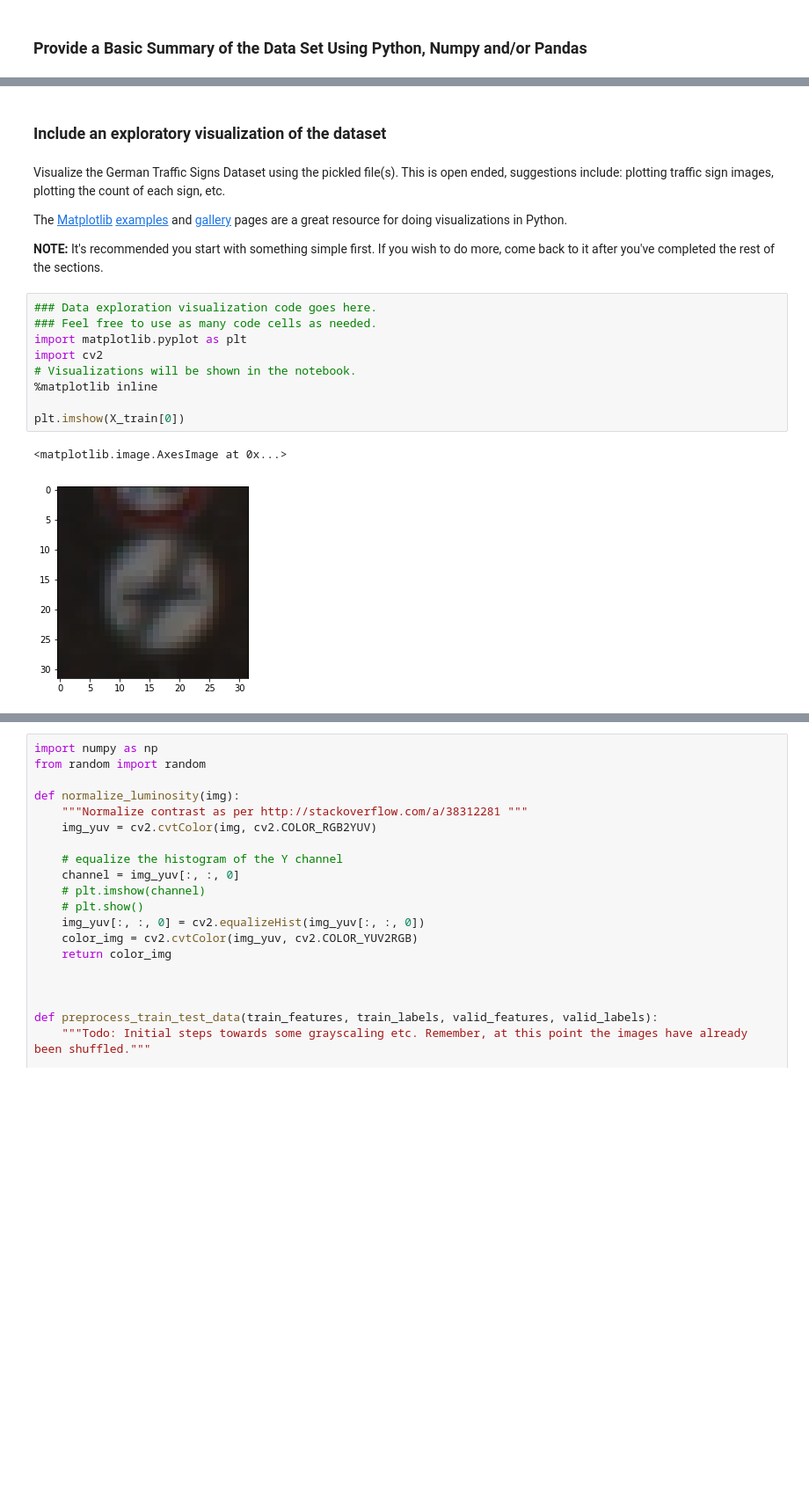
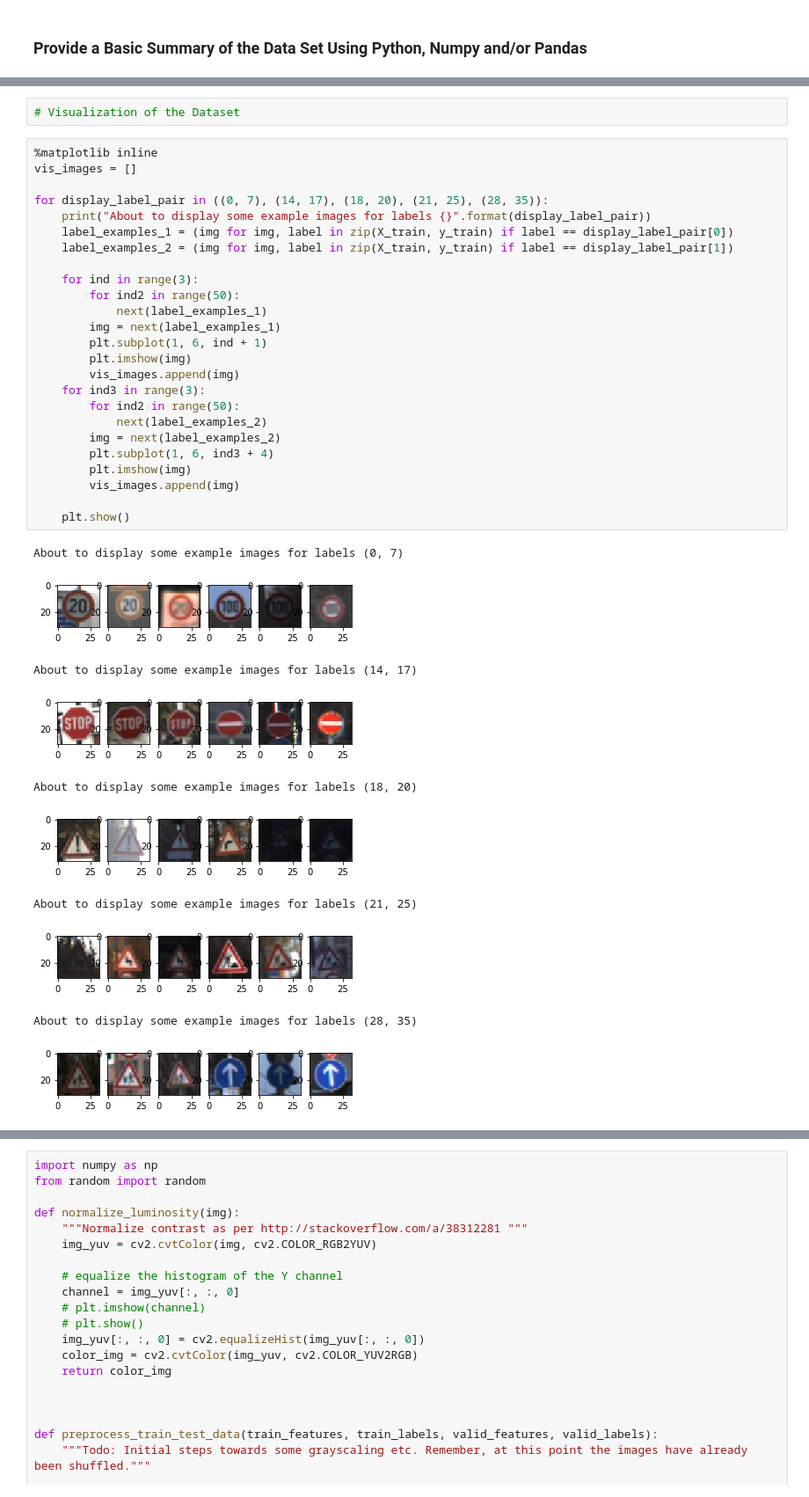
Before and after one commit to jtirila/CarND-Traffic-Sign-Classifier-Project, a Jupyter notebook: Traffic_Sign_Classifier.ipynb, the cells around one changed output, grey strips where cells are left out. Shown at 88% size. Cells and saved outputs as stored; diff of their text form; blank space fills up the shorter version.

```diff
--- a/Traffic_Sign_Classifier.ipynb
+++ b/Traffic_Sign_Classifier.ipynb
@@ -85,23 +79,41 @@ Number of testing examples = 12630
 Image data shape = (32, 32, 3)
 Number of classes = 43
 Done
-# %% [markdown]
-### Include an exploratory visualization of the dataset
-# %% [markdown]
-Visualize the German Traffic Signs Dataset using the pickled file(s). This is open ended, suggestions include: plotting traffic sign images, plotting the count of each sign, etc.
-
-The [Matplotlib](http://matplotlib.org/) [examples](http://matplotlib.org/examples/index.html) and [gallery](http://matplotlib.org/gallery.html) pages are a great resource for doing visualizations in Python.
-
-**NOTE:** It's recommended you start with something simple first. If you wish to do more, come back to it after you've completed the rest of the sections.
-# %%
-### Data exploration visualization code goes here.
-### Feel free to use as many code cells as needed.
-import matplotlib.pyplot as plt
-import cv2
-# Visualizations will be shown in the notebook.
-%matplotlib inline
-
-plt.imshow(X_train[0])
-# %% [output]
-<matplotlib.image.AxesImage at 0x...>
-[figure, removed]
+# %%
+# Visualization of the Dataset
+# %%
+%matplotlib inline
+vis_images = []
+
+for display_label_pair in ((0, 7), (14, 17), (18, 20), (21, 25), (28, 35)):
+    print("About to display some example images for labels {}".format(display_label_pair))
+    label_examples_1 = (img for img, label in zip(X_train, y_train) if label == display_label_pair[0])
+    label_examples_2 = (img for img, label in zip(X_train, y_train) if label == display_label_pair[1])
+
+    for ind in range(3):
+        for ind2 in range(50):
+            next(label_examples_1)
+        img = next(label_examples_1)
+        plt.subplot(1, 6, ind + 1)
+        plt.imshow(img)
+        vis_images.append(img)
+    for ind3 in range(3):
+        for ind2 in range(50):
+            next(label_examples_2)
+        img = next(label_examples_2)
+        plt.subplot(1, 6, ind3 + 4)
+        plt.imshow(img)
+        vis_images.append(img)
+
+    plt.show()
+# %% [output]
+About to display some example images for labels (0, 7)
+[figure, added]
+About to display some example images for labels (14, 17)
+[figure, added]
+About to display some example images for labels (18, 20)
+[figure, added]
+About to display some example images for labels (21, 25)
+[figure, added]
+About to display some example images for labels (28, 35)
+[figure, added]
```
Also changed, not shown: parts of 9 cells of this notebook, 1 other file.
